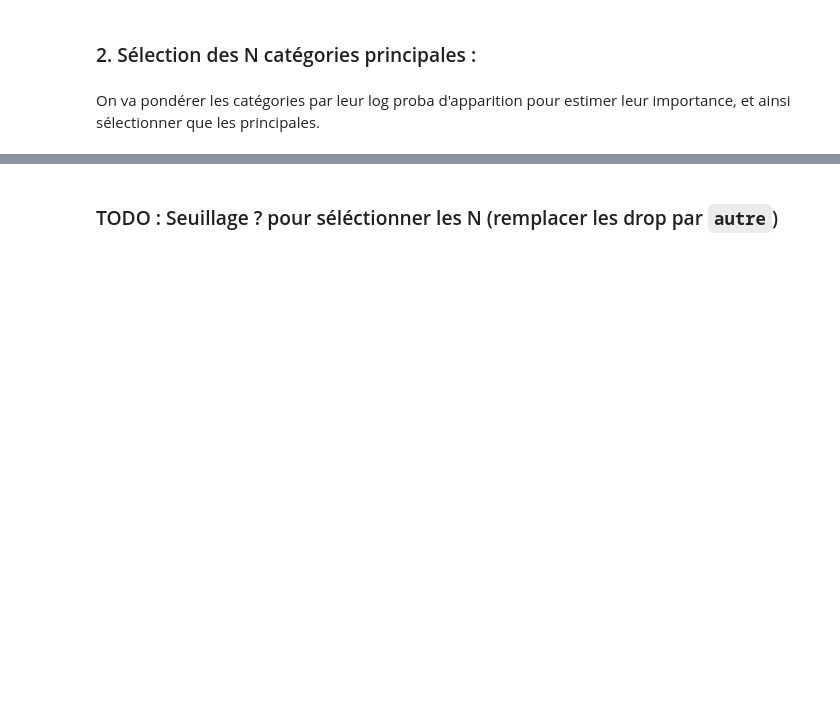
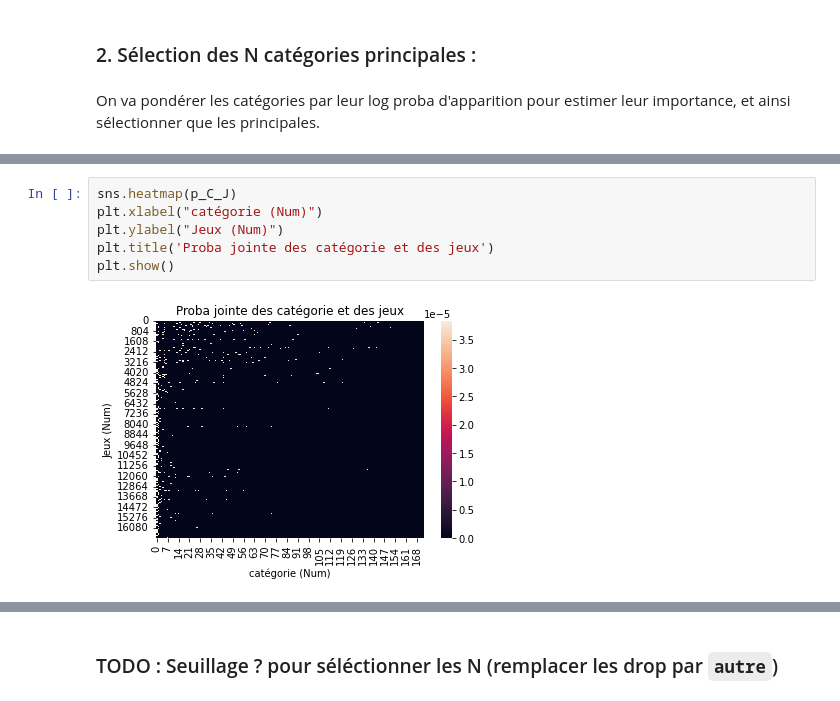
Before and after one commit to Amayas29/review-analysis, a Jupyter notebook: src/categories_clustering.ipynb, the cells around one changed output, grey strips where cells are left out. Saved outputs shown, nothing was run; the diff lists cells and outputs as text; blank space fills up the shorter version.

```diff
--- a/src/categories_clustering.ipynb
+++ b/src/categories_clustering.ipynb
@@ -145 +158,9 @@ plt.show()
+# %%
+sns.heatmap(p_C_J)
+plt.xlabel("catégorie (Num)")
+plt.ylabel("Jeux (Num)")
+plt.title('Proba jointe des catégorie et des jeux')
+plt.show()
+# %% [output]
+[figure, added]
 # %%
```
Also changed, not shown: parts of 16 cells of this notebook.
